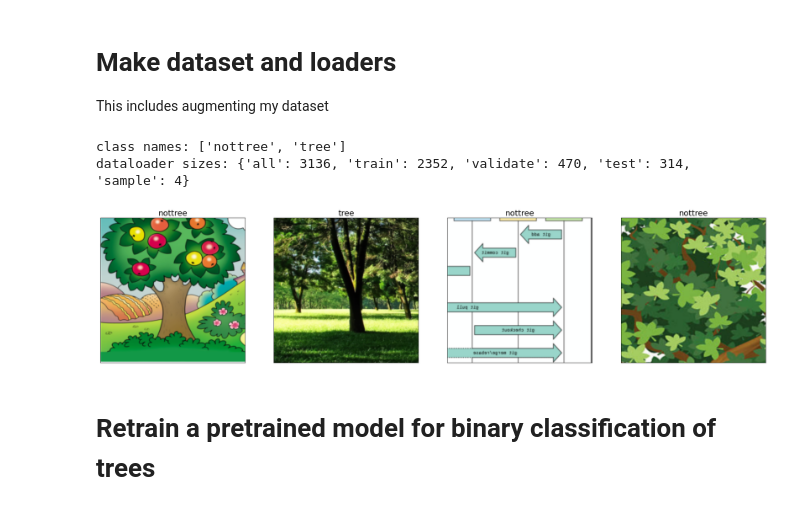
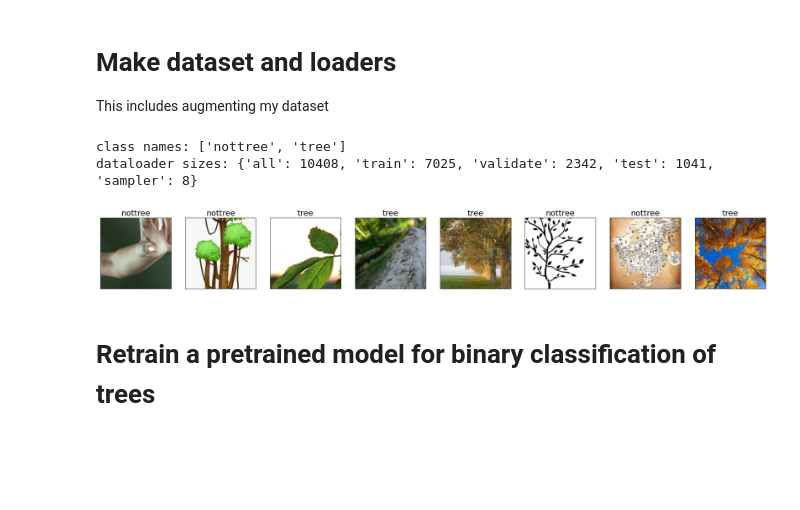
Before and after one commit to etrieschman/tree-finder, a Jupyter notebook: notebooks/train_binary_tree_classifier.ipynb, the cells around one changed output. Drawn from its saved outputs; the diff is of its cells as text; code cells hidden in the pictures; blank space fills up the shorter version.

```diff
--- a/notebooks/train_binary_tree_classifier.ipynb
+++ b/notebooks/train_binary_tree_classifier.ipynb
@@ -75,8 +72,7 @@ set_plt_settings()
 This includes augmenting my dataset
 # %%
 # define transformations
-mean, std = [0.485, 0.456, 0.406], [0.229, 0.224, 0.225]
-transforms = define_transforms(scale_up=1024, crop=1024, scale_out=224, mean=mean, std=std)
+transforms = define_transforms(scale_up=1024, crop=1024, scale_out=IMAGE_DIM, mean=MEAN, std=STD, mirror=True, randomcrop=True)
 
 # create dataset by concatenating all transformations
 binds = []
@@ -89,19 +85,19 @@ class_names = binds.datasets[0].classes
 print('class names:', class_names)
 
 # make dataloaders
-dataloaders, ds_sizes = make_dataloaders(dataset=binds, pct_train=0.75, pct_val=0.15, sampleN=4)
+dataloaders, ds_sizes = make_dataloaders(dataset=binds, test_split=0.10, val_split=0.25, sampleN=8, batch_size=32, seed=None)
 # %% [output]
 class names: ['nottree', 'tree']
-dataloader sizes: {'all': 3136, 'train': 2352, 'validate': 470, 'test': 314, 'sample': 4}
+dataloader sizes: {'all': 10408, 'train': 7025, 'validate': 2342, 'test': 1041, 'sampler': 8}
 # %%
 # visualize images
-samp_input, samp_class = next(iter(dataloaders['sample']))
+samp_input, samp_class = next(iter(dataloaders['sampler']))
 
 # print(type(imgs), type(labels))
-show_image_batch(samp_input, mean=np.array(mean), std=np.array(std),
+show_image_batch(samp_input, mean=MEAN, std=STD,
                  title=[class_names[x] for x in samp_class])
 # %% [output]
-[figure, old version]
+[figure, new version]
 # %% [markdown]
 # Retrain a pretrained model for binary classification of trees
 # %% [markdown]
```
Also changed, not shown: parts of 8 cells of this notebook, 4 other files.
